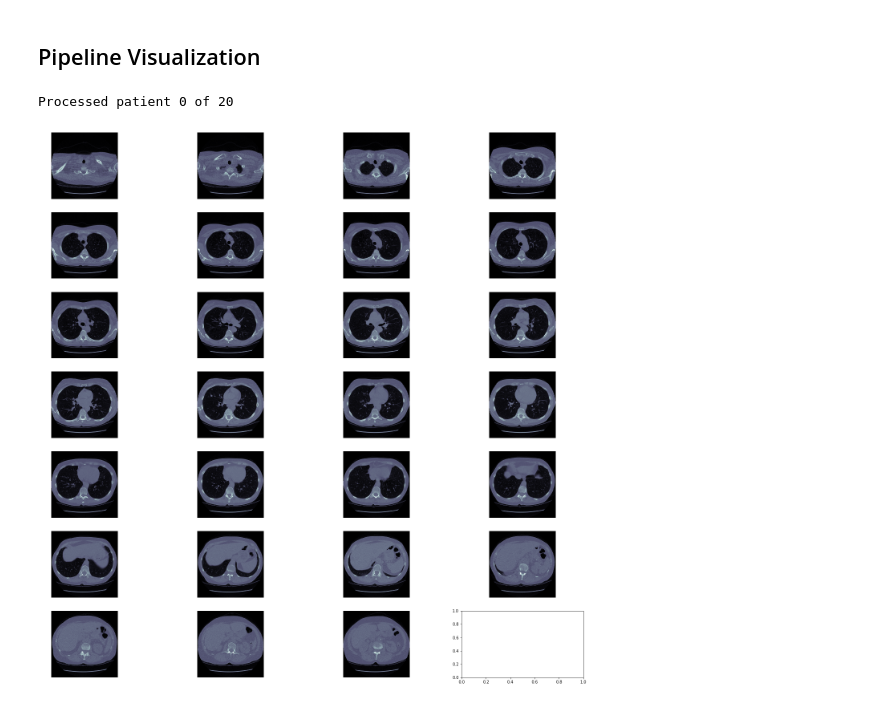
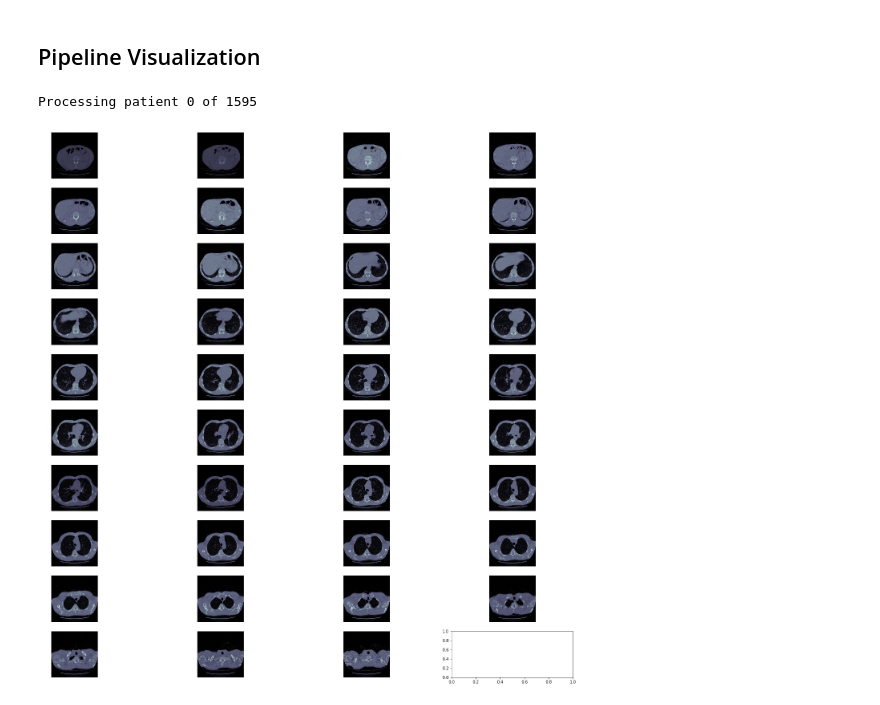
Before and after one commit to rdcolema/dsb, a Jupyter notebook: threshold_node_masking.ipynb, the cells around one changed output. Cells and saved outputs as stored; diff of their text form; code cells hidden in the pictures.

```diff
--- a/threshold_node_masking.ipynb
+++ b/threshold_node_masking.ipynb
@@ -26,7 +26,7 @@ warnings.filterwarnings("ignore")
 # %% [markdown]
 ## Config & Environment
 # %%
-INPUT_FOLDER = 'samples/'  # "samples/" or "stage1/"
+INPUT_FOLDER = 'stage1/'  # "samples/" or "stage1/"
 
 patients = os.listdir(INPUT_FOLDER)
 patients.sort()
@@ -252,11 +319,10 @@ Processed patient 0 of 20
 ##  Pipeline Visualization
 # %%
 demo_gen = get_batches(patients)  # reset generator
-im_index = 100                    # choose a random slice from near the middle of the scan for individual examples
 
-scan = next(demo_gen)
+scan, image = next(demo_gen)
 
-plot_ct_scan(scan)
+plot_ct_scan(image)
 # %% [output]
-Processed patient 0 of 20
+Processing patient 0 of 1595
-[figure, old version]
+[figure, new version]
```
Also changed, not shown: parts of 11 cells of this notebook, 1 other file.
